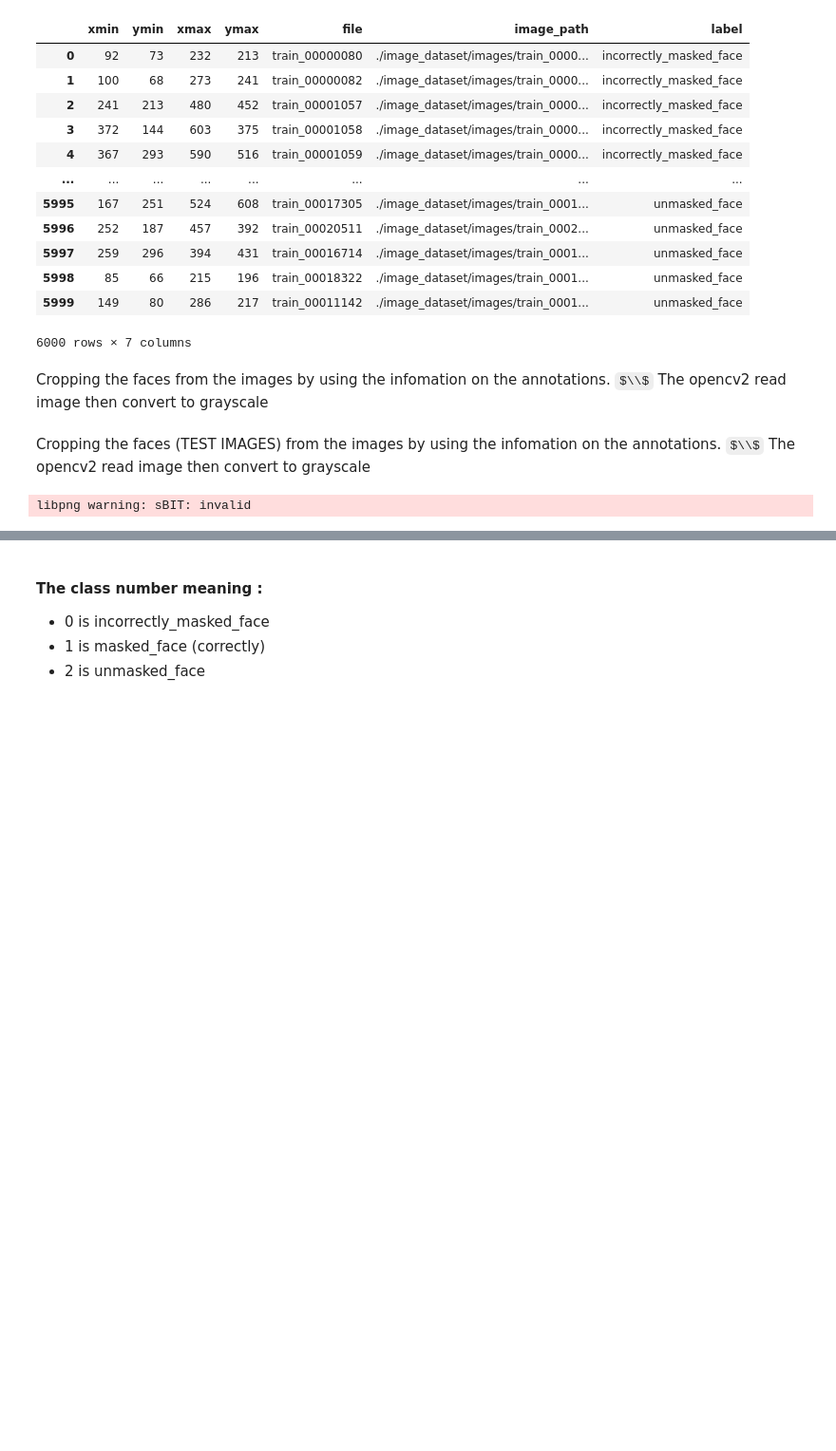
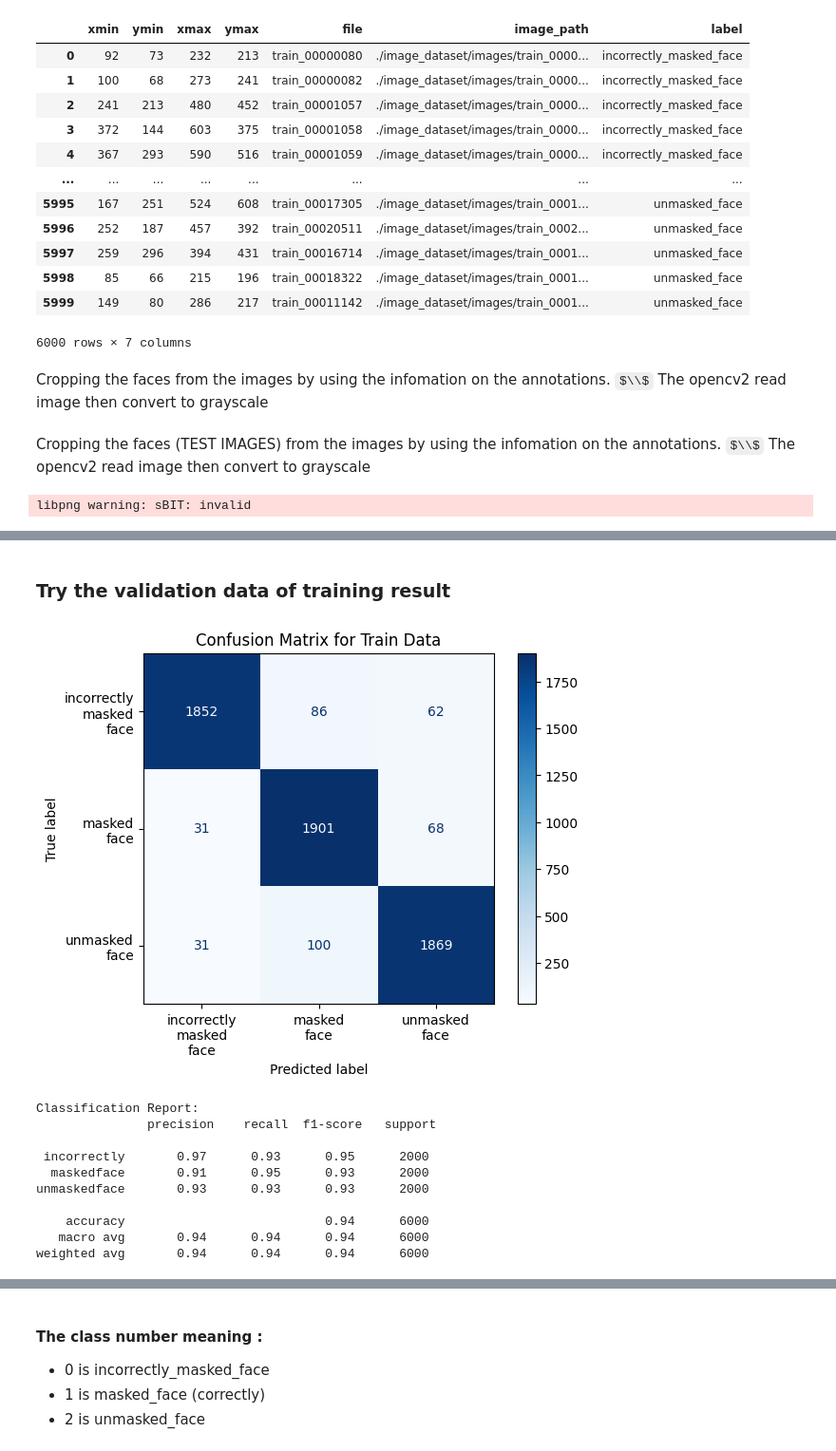
Before and after one commit to rizqisubeno/face_masked_gabor_classification, a Jupyter notebook: face_mask_gabor.ipynb, the cells around one changed output, grey strips where cells are left out. Shown at 95% size. Saved outputs shown, nothing was run; the diff lists cells and outputs as text; code cells hidden in the pictures; some formulas as TeX source; blank space fills up the shorter version.

```diff
--- a/face_mask_gabor.ipynb
+++ b/face_mask_gabor.ipynb
@@ -591,6 +622,8 @@ del xml_info_df_test
 # %% [output]
 libpng warning: sBIT: invalid
 # %%
+from sklearn.preprocessing import LabelEncoder
+
 ## Create Pytorch Dataset
 dataset_dir = "./preprocess_img"
 test_dataset_dir = "./preprocess_img_test"
@@ -617,7 +650,11 @@ class CustomImageDataset(Dataset):
             for image_name in os.listdir(class_folder):
                 image_path = os.path.join(class_folder, image_name)
                 self.image_paths.append(image_path)
-                self.labels.append(class_idx)
+                self.labels.append(class_name)
+
+        # Encode labels to integers
+        self.label_encoder = LabelEncoder()
+        self.labels = self.label_encoder.fit_transform(self.labels)
 
     def __len__(self):
         return len(self.image_paths)
@@ -660,5 +697,5 @@ test_dataset = CustomImageDataset(dataset_dir=test_dataset_dir, transform=transf
 dataloader = DataLoader(dataset, batch_size=32, shuffle=True)
 test_dataloader = DataLoader(test_dataset, batch_size=32, shuffle=True)
 
-X_train, y_train = dataloader_to_numpy(dataloader)
-X_test, y_test = dataloader_to_numpy(test_dataloader)
+# X_train, y_train = dataloader_to_numpy(dataloader)
+# X_test, y_test = dataloader_to_numpy(test_dataloader)
@@ -664,0 +784,42 @@ X_test, y_test = dataloader_to_numpy(test_dataloader)
+# %% [markdown]
+### Try the validation data of training result
+# %%
+# Set the model to evaluation mode
+myModel.eval()
+
+# Initialize lists to store true labels and predictions
+true_labels = []
+predictions = []
+
+# Disable gradient calculation for inference
+with th.no_grad():
+    for data, label in dataloader:
+        data, label = data.to(device), label.to(device)
+        output = myModel(data)
+        _, predicted = th.max(output, 1)
+        true_labels.extend(label.cpu().numpy())
+        predictions.extend(predicted.cpu().numpy())
+
+# Compute the confusion matrix
+cm = confusion_matrix(true_labels, predictions)
+
+# Display the confusion matrix
+disp = ConfusionMatrixDisplay(confusion_matrix=cm, display_labels=['incorrectly\nmasked\nface', 'masked\nface', 'unmasked\nface'])
+disp.plot(cmap=plt.cm.Blues)
+plt.title('Confusion Matrix for Train Data')
+plt.show()
+# Generate the classification report
+report = classification_report(true_labels, predictions, target_names=['incorrectly', 'maskedface', 'unmaskedface'])
+print("Classification Report:\n", report)
+# %% [output]
+[figure, added]
+Classification Report:
+               precision    recall  f1-score   support
+
+ incorrectly       0.97      0.93      0.95      2000
+  maskedface       0.91      0.95      0.93      2000
+unmaskedface       0.93      0.93      0.93      2000
+
+    accuracy                           0.94      6000
+   macro avg       0.94      0.94      0.94      6000
+weighted avg       0.94      0.94      0.94      6000
```
Also changed, not shown: parts of 21 cells of this notebook.
